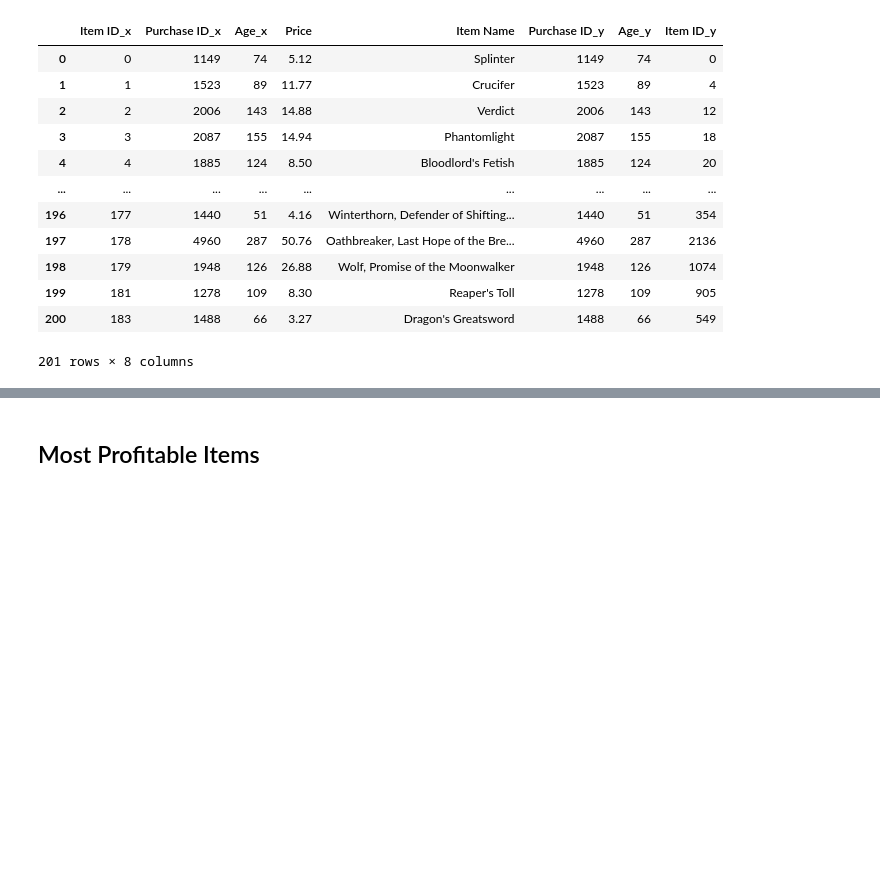
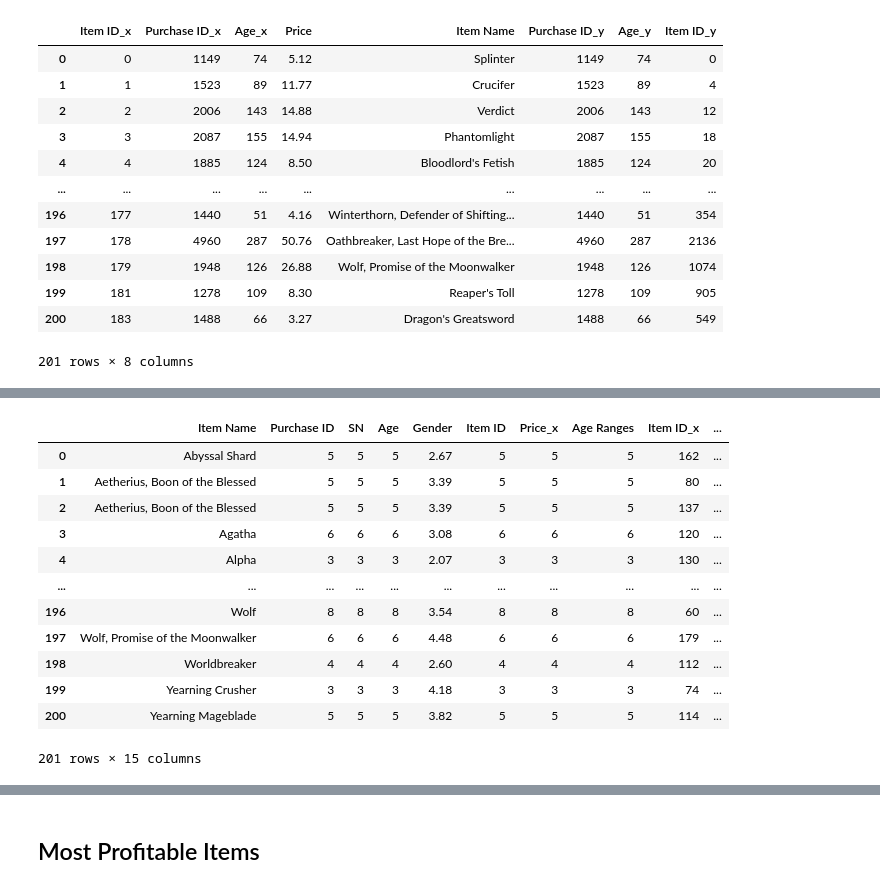
Before and after one commit to emersonmolett/Pandas-challenge, a Jupyter notebook: 04-Pandas/Instructions/HeroesOfPymoli/HeroesOfPymoli_starter.ipynb, the cells around one changed output, grey strips where cells are left out. Cells and saved outputs as stored; diff of their text form; code cells hidden in the pictures; blank space fills up the shorter version.

Commit message:
updated most popular items

```diff
--- a/04-Pandas/Instructions/HeroesOfPymoli/HeroesOfPymoli_starter.ipynb
+++ b/04-Pandas/Instructions/HeroesOfPymoli/HeroesOfPymoli_starter.ipynb
@@ -851,0 +849,4 @@ NameError: name 'count' is not defined
+# %%
+#working on updating cols
+item_id_count = pd.merge(item_id_counts, item_id_sum, on="Item Name")
+item_id_sum
@@ -851,0 +867,18 @@ NameError: name 'count' is not defined
+# %%
+#working on updating cols
+item_id_count["Gender"] = (item_id_count["Price_y"]/item_id_count["Item ID"]).round(2)
+item_id_count
+# %% [output]
+|  | Item Name | Purchase ID | SN | Age | Gender | Item ID | Price_x | Age Ranges | Item ID_x | ... |
+| 0 | Abyssal Shard | 5 | 5 | 5 | 2.67 | 5 | 5 | 5 | 162 | ... |
+| 1 | Aetherius, Boon of the Blessed | 5 | 5 | 5 | 3.39 | 5 | 5 | 5 | 80 | ... |
+| 2 | Aetherius, Boon of the Blessed | 5 | 5 | 5 | 3.39 | 5 | 5 | 5 | 137 | ... |
+| 3 | Agatha | 6 | 6 | 6 | 3.08 | 6 | 6 | 6 | 120 | ... |
+| 4 | Alpha | 3 | 3 | 3 | 2.07 | 3 | 3 | 3 | 130 | ... |
+| ... | ... | ... | ... | ... | ... | ... | ... | ... | ... | ... |
+| 196 | Wolf | 8 | 8 | 8 | 3.54 | 8 | 8 | 8 | 60 | ... |
+| 197 | Wolf, Promise of the Moonwalker | 6 | 6 | 6 | 4.48 | 6 | 6 | 6 | 179 | ... |
+| 198 | Worldbreaker | 4 | 4 | 4 | 2.60 | 4 | 4 | 4 | 112 | ... |
+| 199 | Yearning Crusher | 3 | 3 | 3 | 4.18 | 3 | 3 | 3 | 74 | ... |
+| 200 | Yearning Mageblade | 5 | 5 | 5 | 3.82 | 5 | 5 | 5 | 114 | ... |
+201 rows × 15 columns
```
Also changed, not shown: parts of 11 cells of this notebook.
